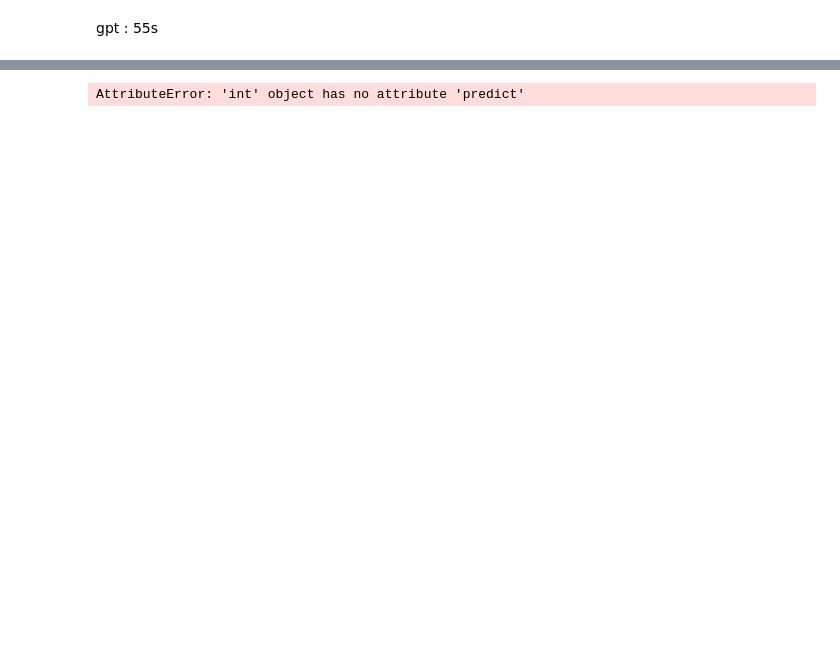
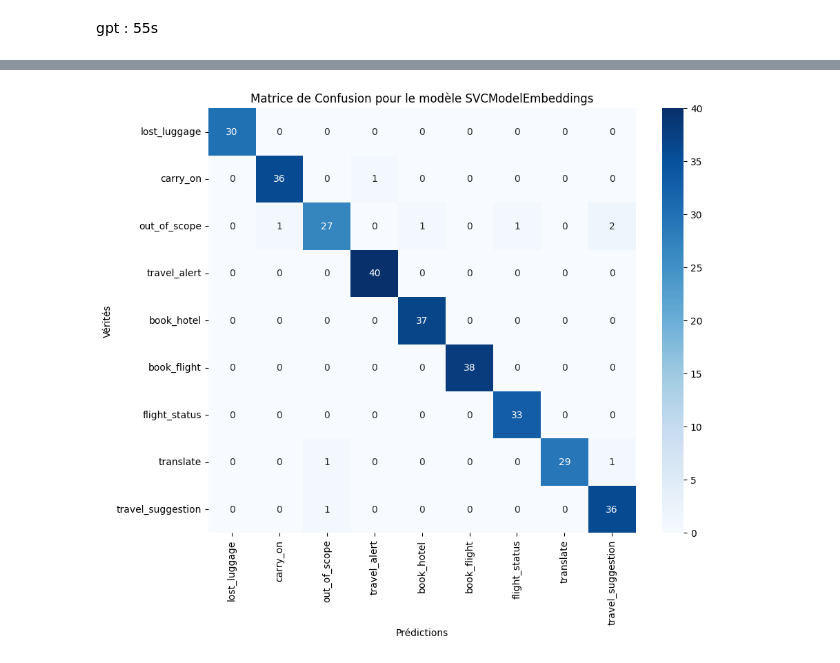
Before and after one commit to elbarhichi/Intention-Detection, a Jupyter notebook: test.ipynb, the cells around one changed output, grey strips where cells are left out. Cells and saved outputs as stored; diff of their text form; code cells hidden in the pictures; blank space fills up the shorter version.

```diff
--- a/test.ipynb
+++ b/test.ipynb
@@ -116,17 +156,16 @@ model_performance_df.to_csv('test_results/models_performance_Tf-Idf.csv')
 # %%
 # Matrice de confusion pour le modèle avec la meilleure performance
-
-best_model_name = max(model_performance, key=lambda x: (model_performance[x]['Specificity for lost_luggage']+model_performance[x]['Precision for lost_luggage'])/2)
+best_model_name="SVCModelEmbeddings"
 best_model = models[best_model_name]
 y_pred_best = best_model.predict(X_test)
 
 # Calculer la matrice de confusion
 conf_matrix = confusion_matrix(y_test, y_pred_best, labels=test_data['label'].unique())
 plt.figure(figsize=(10, 8))
 sns.heatmap(conf_matrix, annot=True, fmt='d', cmap='Blues', xticklabels=test_data['label'].unique(), yticklabels=test_data['label'].unique())
 plt.xlabel("Prédictions")
 plt.ylabel("Vérités")
 plt.title(f"Matrice de Confusion pour le modèle {best_model_name}")
 plt.show()
 # %% [output]
-AttributeError: 'int' object has no attribute 'predict'
+[figure, added]
```
Also changed, not shown: parts of 12 cells of this notebook, 6 other files.
